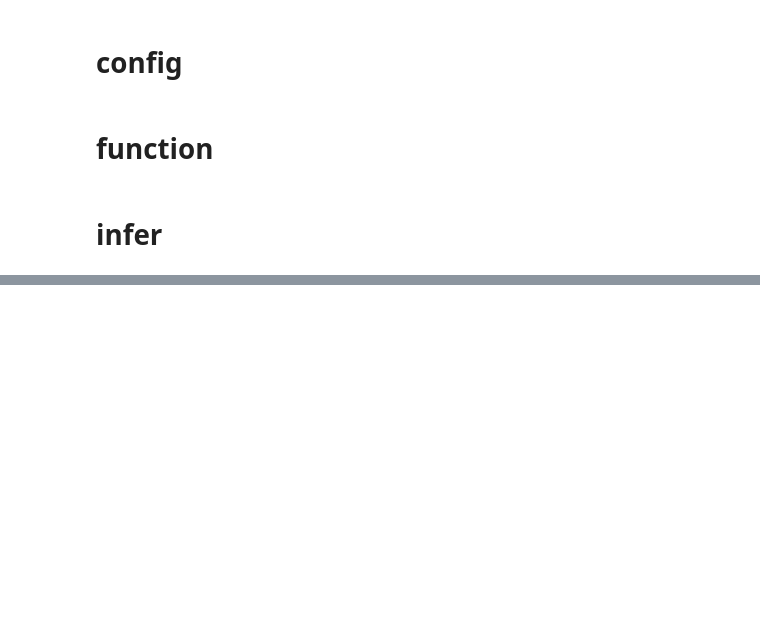
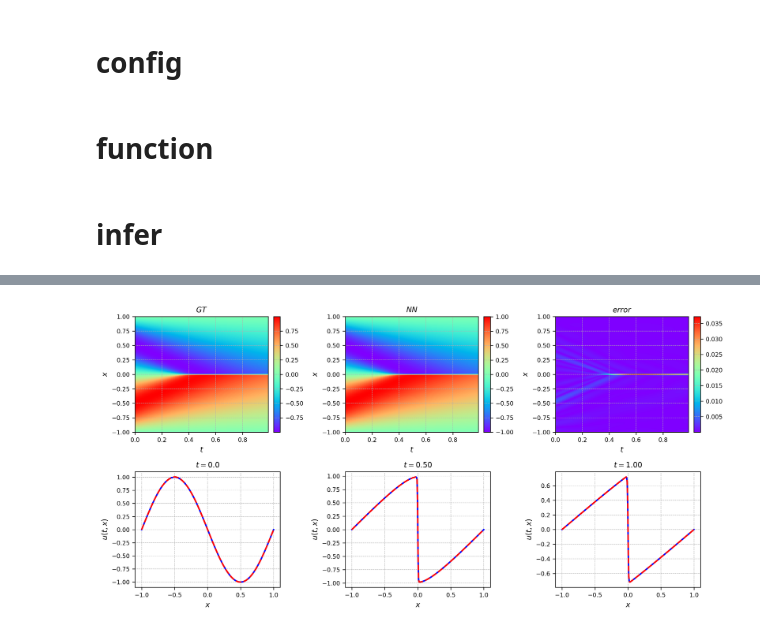
Before and after one commit to HuangYin0514/pinn_vibration, a Jupyter notebook: ex_burgers/analysis/infer.ipynb, the cells around one changed output, grey strips where cells are left out. Saved outputs shown, nothing was run; the diff lists cells and outputs as text; code cells hidden in the pictures; blank space fills up the shorter version.

```diff
--- a/ex_burgers/analysis/infer.ipynb
+++ b/ex_burgers/analysis/infer.ipynb
@@ -146,7 +150,7 @@ u_pred, error = model.eval(eval_data)
 logger.info("MSE error is: {}".format(error.item()))
 
 # to numpy
-u_pred = tensors_to_numpy(u_pred).reshape(100, 256)
+u_pred = tensors_to_numpy(u_pred).reshape(256, 100)
 err_img = np.abs(u_pred - Exact)
 
 # plot
@@ -157,7 +161,7 @@ subfig.set_title("$GT$")
 subfig.set_xlabel("$t$")
 subfig.set_ylabel("$x$")
 h = subfig.imshow(
-    Exact.T,
+    Exact,
     interpolation="nearest",
     cmap="rainbow",
     extent=[t.min(), t.max(), x.min(), x.max()],
@@ -174,7 +178,7 @@ subfig.set_title("$NN$")
 subfig.set_xlabel("$t$")
 subfig.set_ylabel("$x$")
 h = subfig.imshow(
-    u_pred.T,
+    u_pred,
     interpolation="nearest",
     cmap="rainbow",
     extent=[t.min(), t.max(), x.min(), x.max()],
@@ -192,7 +196,7 @@ subfig.set_title("$error$")
 subfig.set_xlabel("$t$")
 subfig.set_ylabel("$x$")
 h = subfig.imshow(
-    err_img.T,
+    err_img,
     interpolation="nearest",
     cmap="rainbow",
     extent=[t.min(), t.max(), x.min(), x.max()],
@@ -205,27 +209,28 @@ cbar = fig.colorbar(h, cax=cax)
 subfig.tick_params()
 
 subfig = axs[1, 0]
-subfig.set_title("$t=0.25$")
+subfig.set_title("$t=0.0$")
 subfig.set_xlabel("$x$")
 subfig.set_ylabel("$u(t,x)$")
-subfig.plot(x, Exact[25, :], "b-", linewidth=2, label="Exact")
-subfig.plot(x, u_pred[25, :], "r--", linewidth=2, label="Prediction")
+subfig.plot(x, Exact[:, 0], "b-", linewidth=2, label="Exact")
+subfig.plot(x, u_pred[:, 0], "r--", linewidth=2, label="Prediction")
 
 subfig = axs[1, 1]
 subfig.set_title("$t=0.50$")
 subfig.set_xlabel("$x$")
 subfig.set_ylabel("$u(t,x)$")
-subfig.plot(x, Exact[50, :], "b-", linewidth=2, label="Exact")
-subfig.plot(x, u_pred[50, :], "r--", linewidth=2, label="Prediction")
+subfig.plot(x, Exact[:, 50], "b-", linewidth=2, label="Exact")
+subfig.plot(x, u_pred[:, 50], "r--", linewidth=2, label="Prediction")
 
 subfig = axs[1, 2]
-subfig.set_title("$t=0.75$")
+subfig.set_title("$t=1.00$")
 subfig.set_xlabel("$x$")
 subfig.set_ylabel("$u(t,x)$")
-subfig.plot(x, Exact[75, :], "b-", linewidth=2, label="Exact")
-subfig.plot(x, u_pred[75, :], "r--", linewidth=2, label="Prediction")
+subfig.plot(x, Exact[:,-1], "b-", linewidth=2, label="Exact")
+subfig.plot(x, u_pred[:,-1], "r--", linewidth=2, label="Prediction")
 
 plt.tight_layout()
 
-path = os.path.join(output_dir, "PINN_Burgers_result.png")
+path = os.path.join(output_dir, "Burgers_results.png")
 plt.savefig(path)
+# %% [output]
@@ -231,0 +243 @@ plt.savefig(path)
+[figure, added]
```
Also changed, not shown: parts of 3 cells of this notebook, 48 other files.
